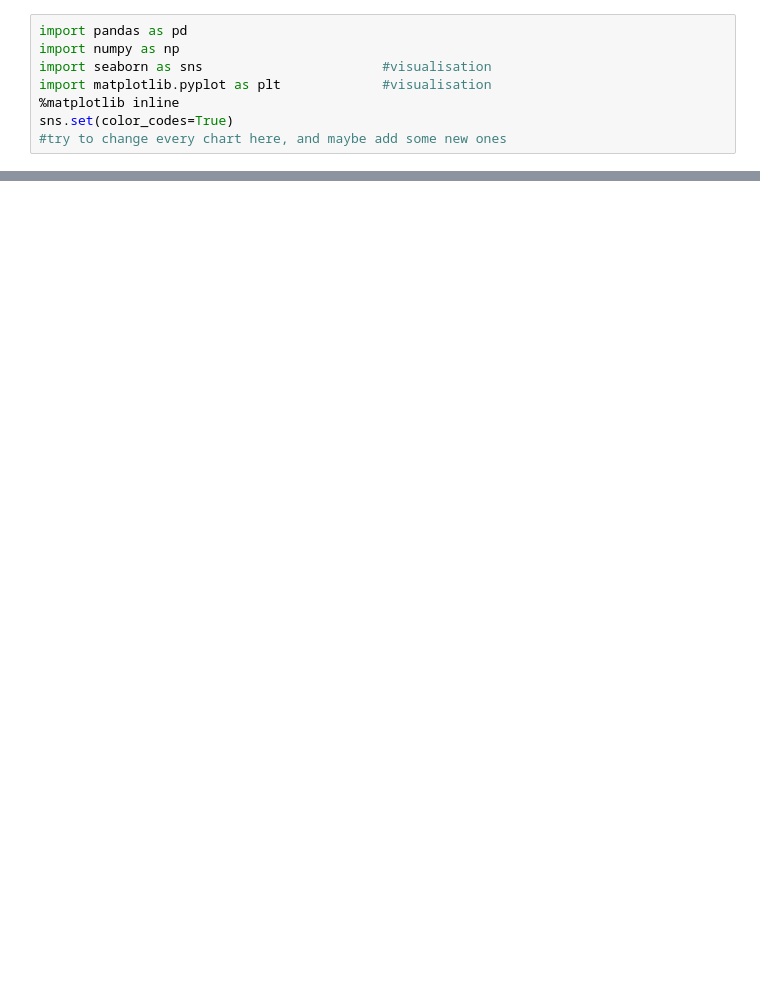
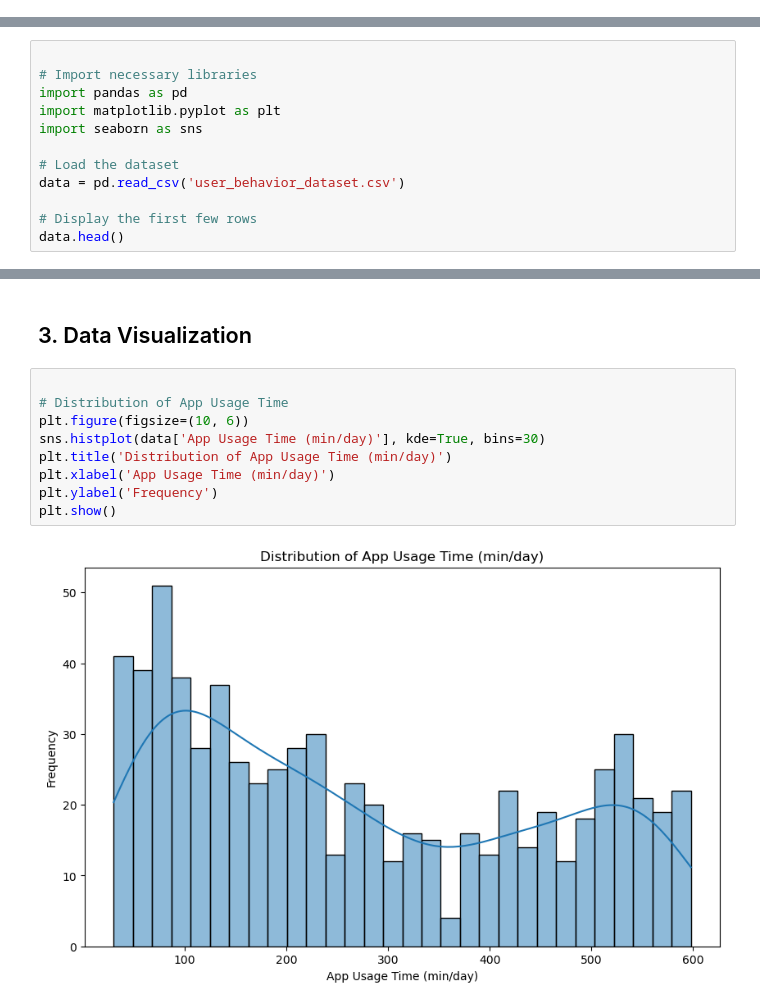
Before and after one commit to DavidBraun777/group-project-seis-631, a Jupyter notebook: intro-to-exploratory-data-analysis-eda-group-1.ipynb, the cells around one changed output, grey strips where cells are left out. Cells and saved outputs as stored; diff of their text form; blank space fills up the shorter version.

```diff
--- a/intro-to-exploratory-data-analysis-eda-group-1.ipynb
+++ b/intro-to-exploratory-data-analysis-eda-group-1.ipynb
@@ -34,8 +0,0 @@ Below are the libraries that are used in order to perform EDA (Exploratory data
-# %%
-import pandas as pd
-import numpy as np
-import seaborn as sns                       #visualisation
-import matplotlib.pyplot as plt             #visualisation
-%matplotlib inline
-sns.set(color_codes=True)
-#try to change every chart here, and maybe add some new ones
@@ -348,0 +16,12 @@ plt.show()
+# %%
+
+# Import necessary libraries
+import pandas as pd
+import matplotlib.pyplot as plt
+import seaborn as sns
+
+# Load the dataset
+data = pd.read_csv('user_behavior_dataset.csv')
+
+# Display the first few rows
+data.head()
@@ -348,0 +72,13 @@ plt.show()
+# %% [markdown]
+## 3. Data Visualization
+# %%
+
+# Distribution of App Usage Time
+plt.figure(figsize=(10, 6))
+sns.histplot(data['App Usage Time (min/day)'], kde=True, bins=30)
+plt.title('Distribution of App Usage Time (min/day)')
+plt.xlabel('App Usage Time (min/day)')
+plt.ylabel('Frequency')
+plt.show()
+# %% [output]
+[figure, added]
```
Also changed, not shown: parts of 77 cells of this notebook.
